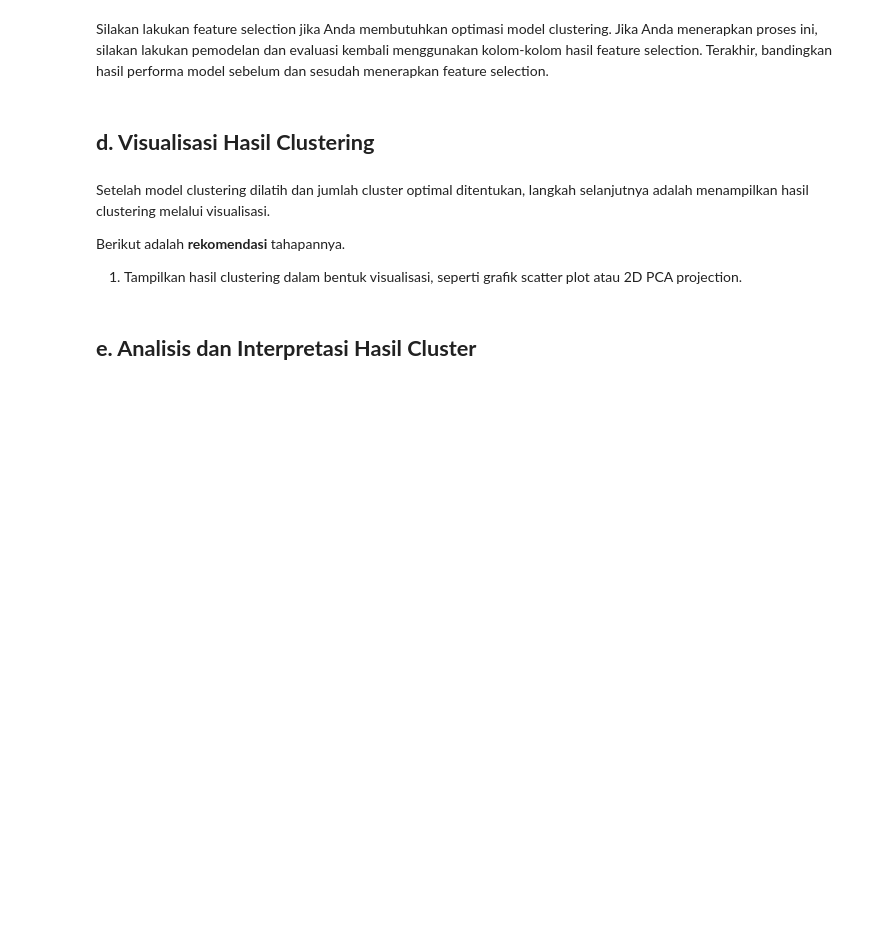
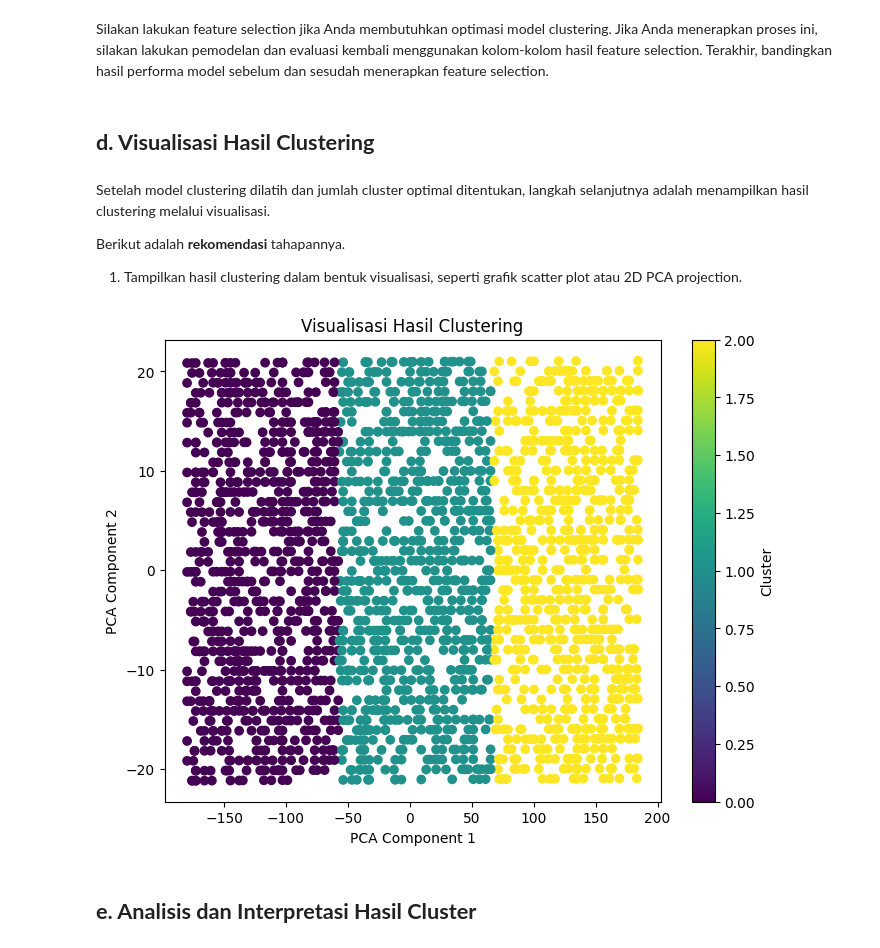
Before and after one commit to FendyDeveloper/Bank-Transaction-Dataset-for-Fraud-Detection, a Jupyter notebook: [Clustering]_Submission_Akhir_BMLP_Fendy Rahmat.ipynb, the cells around one changed output. Saved outputs shown, nothing was run; the diff lists cells and outputs as text; code cells hidden in the pictures; blank space fills up the shorter version.

```diff
--- a/[Clustering]_Submission_Akhir_BMLP_Fendy Rahmat.ipynb
+++ b/[Clustering]_Submission_Akhir_BMLP_Fendy Rahmat.ipynb
@@ -375,15 +365,17 @@ Berikut adalah **rekomendasi** tahapannya.
 # %%
 from sklearn.decomposition import PCA
 
 pca = PCA(n_components=2)
-pca_result = pca.fit_transform(data)
+pca_result = pca.fit_transform(df)
 
 plt.figure(figsize=(8, 6))
-plt.scatter(pca_result[:, 0], pca_result[:, 1], c=data['Cluster'], cmap='viridis')
+plt.scatter(pca_result[:, 0], pca_result[:, 1], c=df['Cluster'], cmap='viridis')
 plt.title("Visualisasi Hasil Clustering")
 plt.xlabel("PCA Component 1")
 plt.ylabel("PCA Component 2")
 plt.colorbar(label='Cluster')
 plt.show()
+# %% [output]
+[figure, added]
 # %% [markdown]
 ## **e. Analisis dan Interpretasi Hasil Cluster**
```
Also changed, not shown: parts of 25 cells of this notebook.
